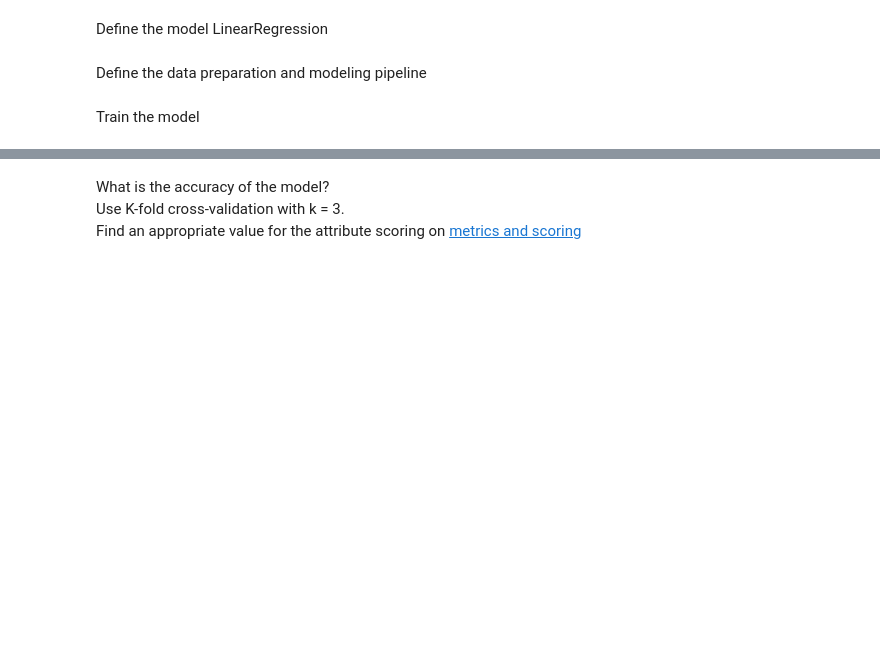
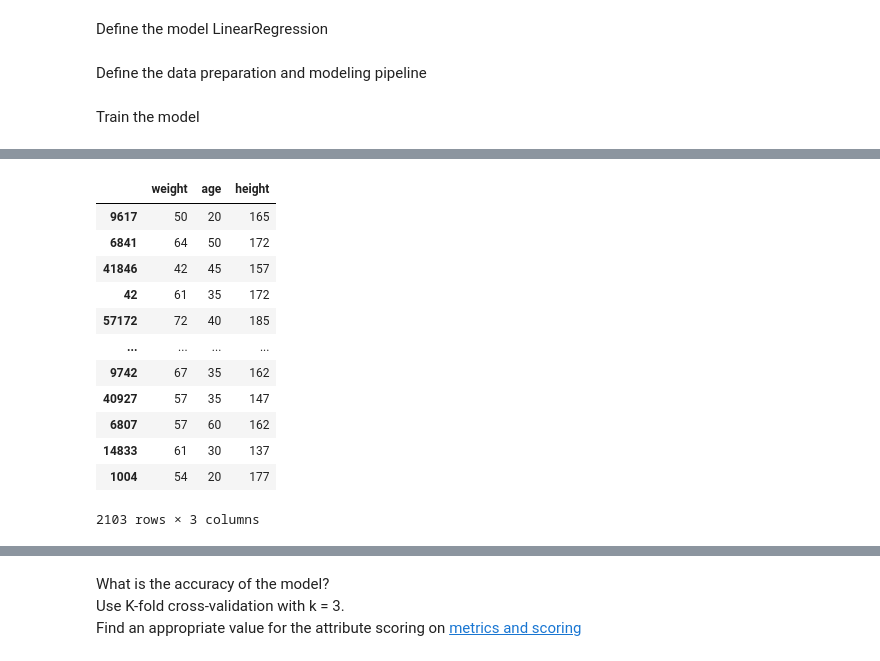
Before and after one commit to jdecorte/machinelearning, a Jupyter notebook: 042-women_clothing_sizes_prediction.ipynb, the cells around one changed output, grey strips where cells are left out. Drawn from its saved outputs; the diff is of its cells as text; code cells hidden in the pictures; blank space fills up the shorter version.

```diff
--- a/042-women_clothing_sizes_prediction.ipynb
+++ b/042-women_clothing_sizes_prediction.ipynb
@@ -178,5 +191,9 @@ Name: size, dtype: int64
+# %%
+df = df[((df['random'] == 0) & (df['size'] == 'L')) | ((df['random'] == 0) & (df['size'] == 'XXXL')) | ((df['size'] != 'L') & (df['size'] != 'XXXL'))]
 # %% [markdown]
 Drop the column you won't need any more
+# %%
+df = df.drop(['random'],axis=1)
 # %% [markdown]
 Because we want to apply regression first, map the sizes to numbers as follows:
 'XXS' : 0, 'S' : 1, 'M': 2, 'L': 3,'XL':4,'XXXL': 5
@@ -193,4 +223,7 @@ What is X and what is y?
 # %% [markdown]
 What is X_train, y_train, X_test, y_test?
+# %%
+X = df.drop(['size'],axis=1)
+y = df['size']
 # %% [markdown]
 What is the shape of X_train, y_train, X_test and y_test?
@@ -199,0 +230,3 @@ What is the shape of X_train, y_train, X_test and y_test?
+# %%
+from sklearn.model_selection import train_test_split
+X_train,X_test,y_train,y_test = train_test_split(X,y,random_state=42)
@@ -221,0 +263,16 @@ Pipeline(steps=[('prep',
+# %%
+X_train
+# %% [output]
+|  | weight | age | height |
+| 9617 | 50 | 20 | 165 |
+| 6841 | 64 | 50 | 172 |
+| 41846 | 42 | 45 | 157 |
+| 42 | 61 | 35 | 172 |
+| 57172 | 72 | 40 | 185 |
+| ... | ... | ... | ... |
+| 9742 | 67 | 35 | 162 |
+| 40927 | 57 | 35 | 147 |
+| 6807 | 57 | 60 | 162 |
+| 14833 | 61 | 30 | 137 |
+| 1004 | 54 | 20 | 177 |
+2103 rows × 3 columns
```
Also changed, not shown: parts of 45 cells of this notebook, 1 other file.
